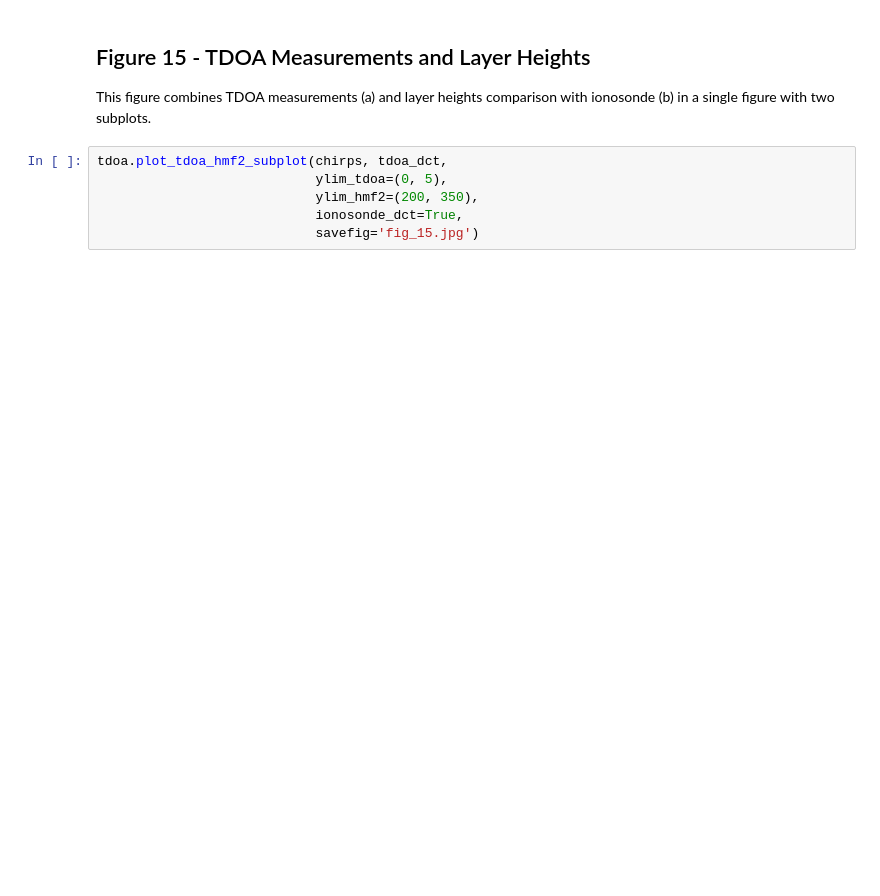
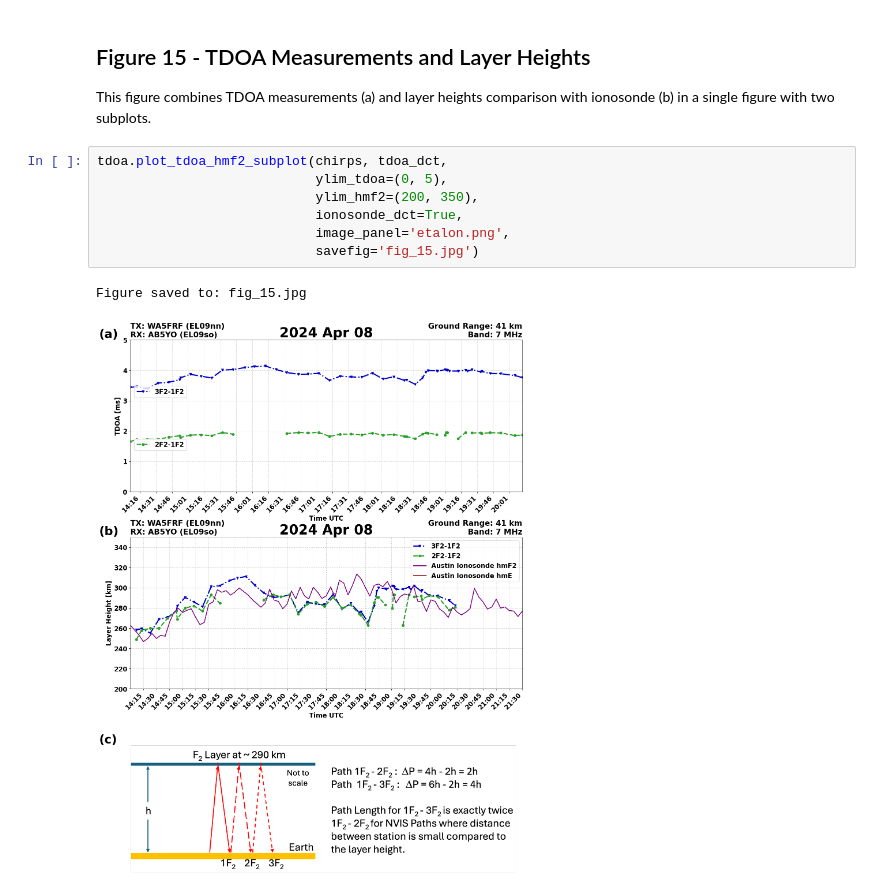
Before and after one commit to HamSCI/HF-TDOA-Frontiers-2025, a Jupyter notebook: fig_15/fig_15.ipynb, the cells around one changed output. Saved outputs shown, nothing was run; the diff lists cells and outputs as text; blank space fills up the shorter version.

Commit message:
Now importing etalon figure.

```diff
--- a/fig_15/fig_15.ipynb
+++ b/fig_15/fig_15.ipynb
@@ -60,9 +102,13 @@ This figure combines TDOA measurements (a) and layer heights comparison with ion
 # %%
 tdoa.plot_tdoa_hmf2_subplot(chirps, tdoa_dct,
                             ylim_tdoa=(0, 5),
                             ylim_hmf2=(200, 350),
                             ionosonde_dct=True,
+                            image_panel='etalon.png',
                             savefig='fig_15.jpg')
+# %% [output]
+Figure saved to: fig_15.jpg
+[figure, added]
 # %%
 # Access the path_info object stored when chirps were created
 path_info = chirps.attrs['path_info']
```
Also changed, not shown: parts of 3 cells of this notebook, 2 other files.
